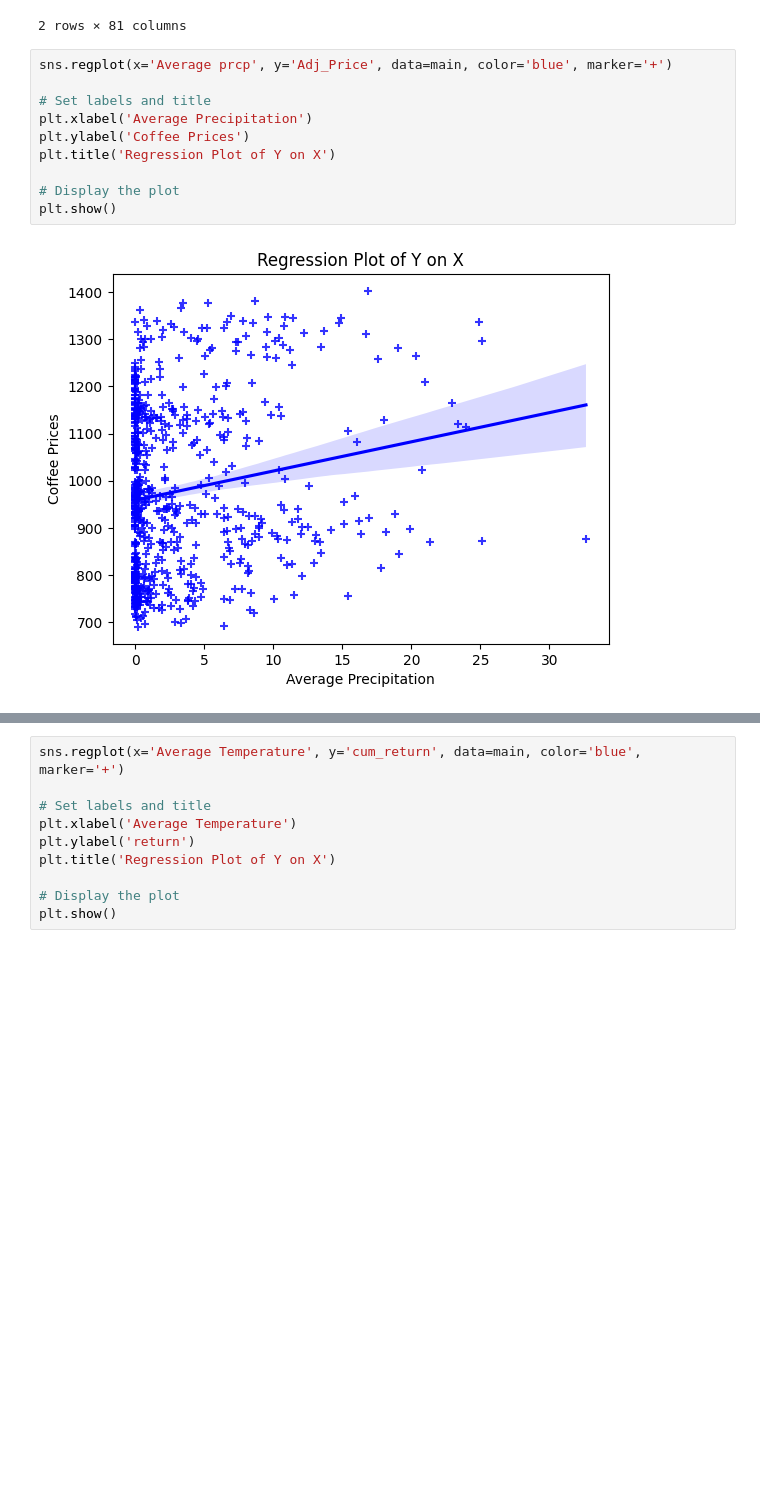
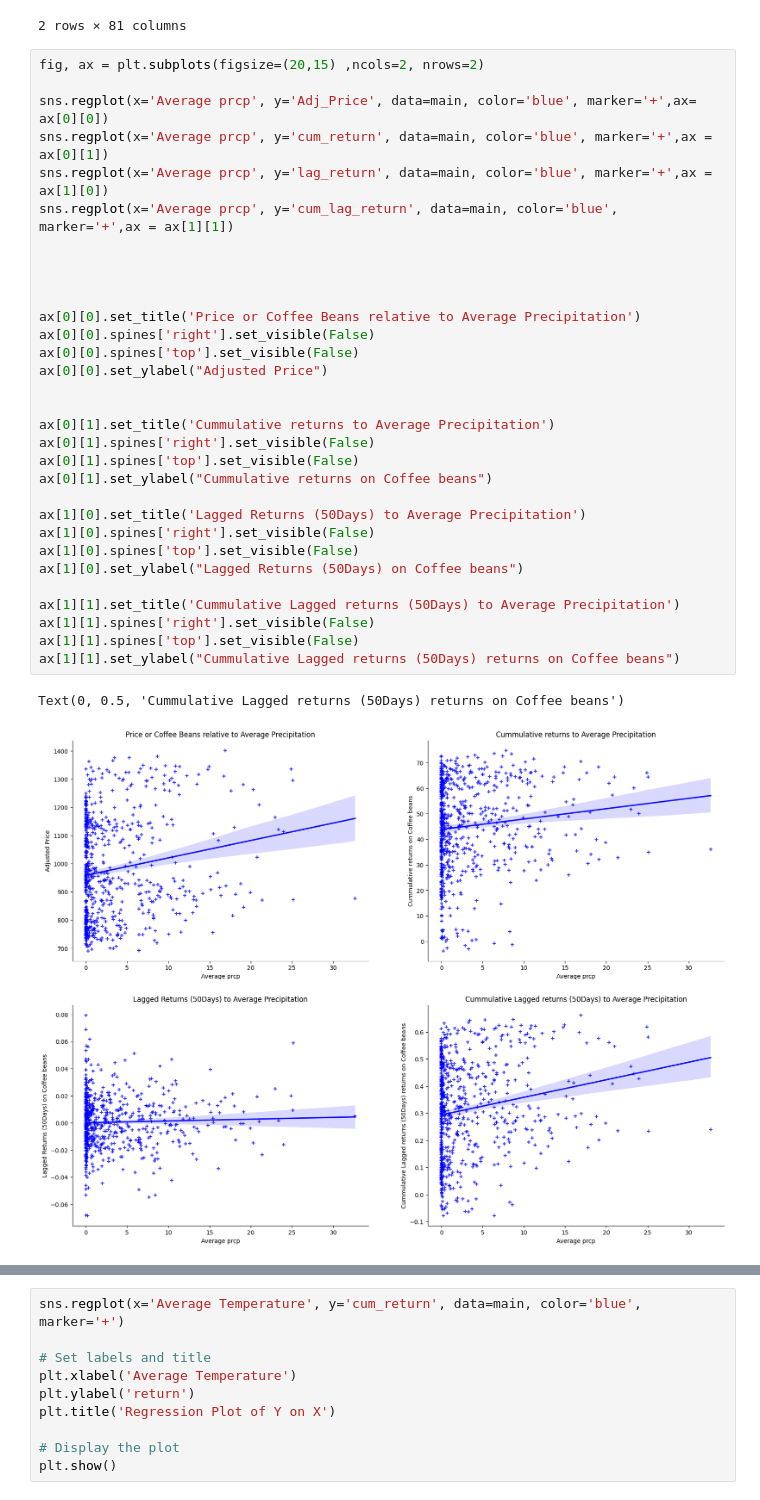
Before and after one commit to maseehfaizan/Project_code, a Jupyter notebook: Master.ipynb, the cells around one changed output, grey strips where cells are left out. Cells and saved outputs as stored; diff of their text form; blank space fills up the shorter version.

Commit message:
Made the graphs much better and denser

```diff
--- a/Master.ipynb
+++ b/Master.ipynb
@@ -398,15 +398,37 @@ main.head(2)
 | 50 | 2021-03-17 | 25.0 | 26.1 | 26.6 | 23.8 | 25.1 | ... |
 | 51 | 2021-03-18 | 23.0 | 23.3 | 26.2 | 22.3 | 23.4 | ... |
 2 rows × 81 columns
-# %%
-sns.regplot(x='Average prcp', y='Adj_Price', data=main, color='blue', marker='+')
-
-# Set labels and title
-plt.xlabel('Average Precipitation')
-plt.ylabel('Coffee Prices')
-plt.title('Regression Plot of Y on X')
-
-# Display the plot
-plt.show()
-# %% [output]
-[figure, removed]
+# %%
+fig, ax = plt.subplots(figsize=(20,15) ,ncols=2, nrows=2)
+
+sns.regplot(x='Average prcp', y='Adj_Price', data=main, color='blue', marker='+',ax= ax[0][0])
+sns.regplot(x='Average prcp', y='cum_return', data=main, color='blue', marker='+',ax = ax[0][1])
+sns.regplot(x='Average prcp', y='lag_return', data=main, color='blue', marker='+',ax = ax[1][0])
+sns.regplot(x='Average prcp', y='cum_lag_return', data=main, color='blue', marker='+',ax = ax[1][1])
+
+
+
+
+ax[0][0].set_title('Price or Coffee Beans relative to Average Precipitation')
+ax[0][0].spines['right'].set_visible(False)
+ax[0][0].spines['top'].set_visible(False)
+ax[0][0].set_ylabel("Adjusted Price")
+
+
+ax[0][1].set_title('Cummulative returns to Average Precipitation')
+ax[0][1].spines['right'].set_visible(False)
+ax[0][1].spines['top'].set_visible(False)
+ax[0][1].set_ylabel("Cummulative returns on Coffee beans")
+
+ax[1][0].set_title('Lagged Returns (50Days) to Average Precipitation')
+ax[1][0].spines['right'].set_visible(False)
+ax[1][0].spines['top'].set_visible(False)
+ax[1][0].set_ylabel("Lagged Returns (50Days) on Coffee beans")
+
+ax[1][1].set_title('Cummulative Lagged returns (50Days) to Average Precipitation')
+ax[1][1].spines['right'].set_visible(False)
+ax[1][1].spines['top'].set_visible(False)
+ax[1][1].set_ylabel("Cummulative Lagged returns (50Days) returns on Coffee beans")
+# %% [output]
+Text(0, 0.5, 'Cummulative Lagged returns (50Days) returns on Coffee beans')
+[figure, added]
```
Also changed, not shown: parts of 2 cells of this notebook.
